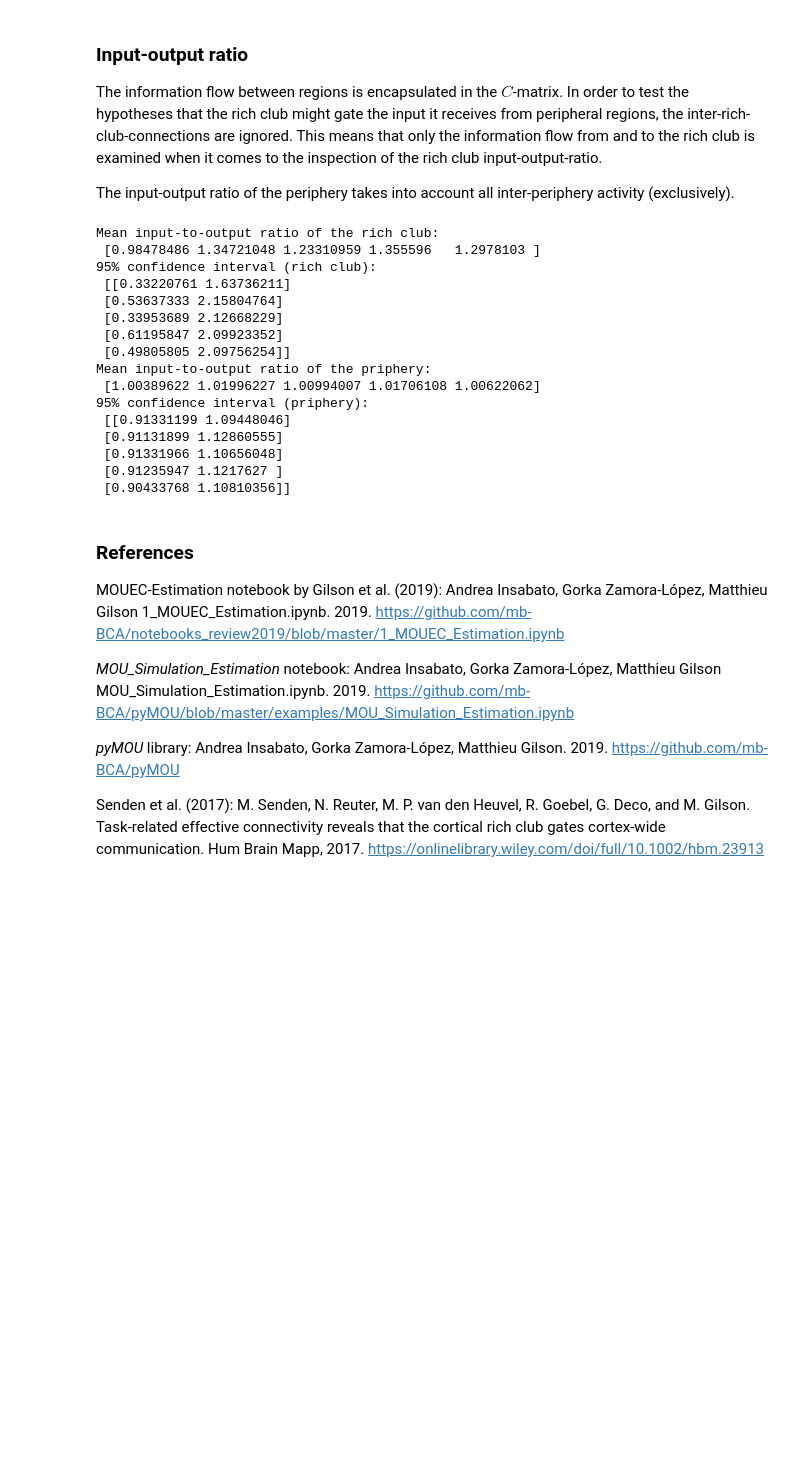
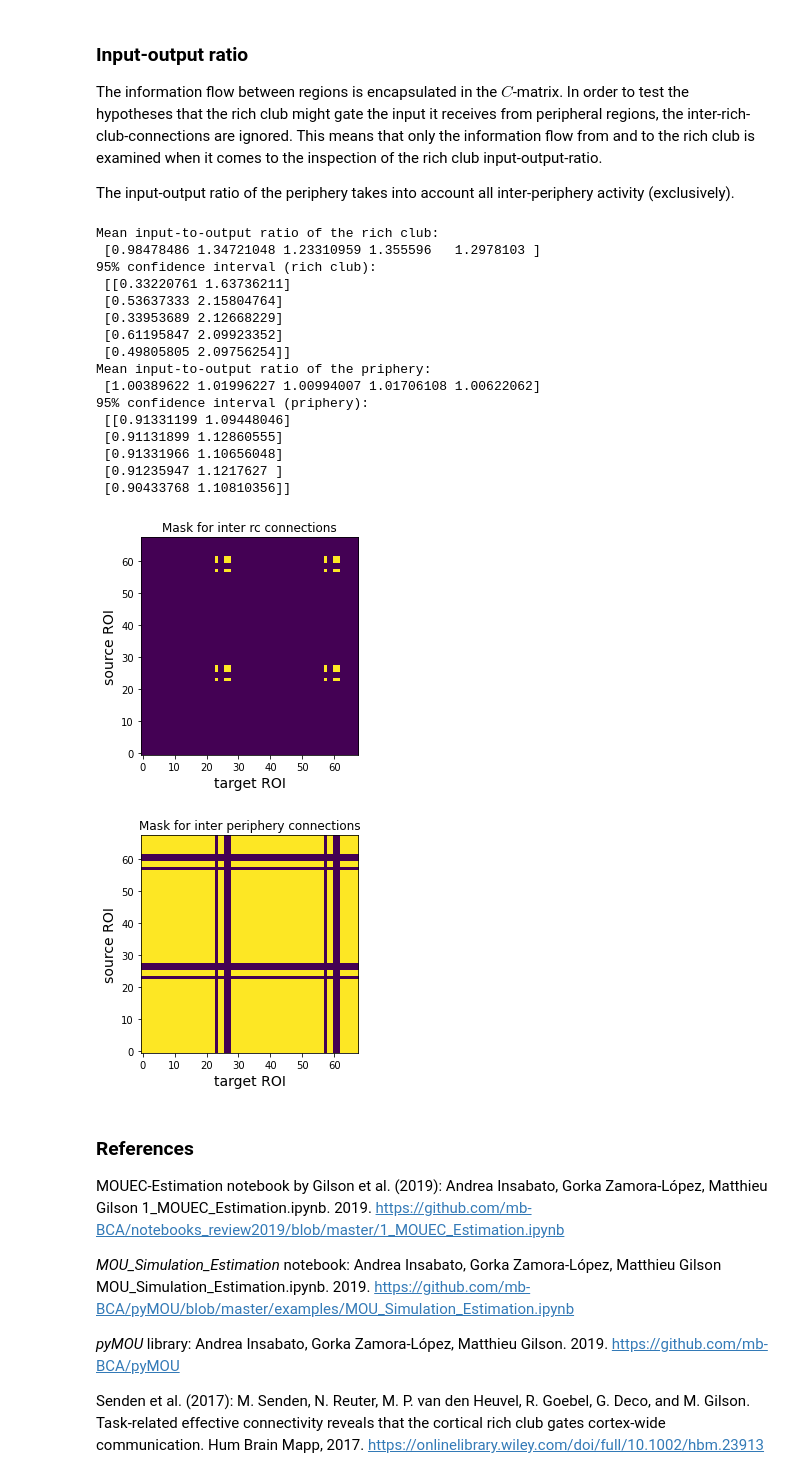
Before and after one commit to bjoernkoehn21/Reproduce-results-from-Senden-paper, a Jupyter notebook: replicate_results_from_Senden_et_al_paper.ipynb, the cells around one changed output. Drawn from its saved outputs; the diff is of its cells as text; code cells hidden in the pictures; blank space fills up the shorter version.

```diff
--- a/replicate_results_from_Senden_et_al_paper.ipynb
+++ b/replicate_results_from_Senden_et_al_paper.ipynb
@@ -238,7 +311,7 @@ Typically, structural connectivity indicates 'the probability or the density of
 # %%
 ## Include structural connectivity.
 # Load the binary structural connectivity matrix.
-mask_EC = np.array(scipy.io.loadmat('BOLD_data_and_SC_matrix/BINARY_EC_MASK.mat')
+mask_EC = np.array(loadmat('BOLD_data_and_SC_matrix/BINARY_EC_MASK.mat')
                    ['grouped_umcu50_60percent'], dtype=bool)
 # Enforce hermispheric connections.
 for i in range(int(n_rois/2)):
@@ -542,8 +615,7 @@ no_rc_connections_C = np.copy(C_mod)
 no_rc_connections_C[:, mask_inter_rc] = 0
 roi_input = no_rc_connections_C[:, :, :].sum(axis=1)
 roi_output = no_rc_connections_C[:, :, :].sum(axis=2)
-io_rc = (roi_input[:, mask_rc] /
-         roi_output[:, mask_rc])
+io_rc = (roi_input[:, mask_rc] / roi_output[:, mask_rc])
 # Calculate and print the mean io-ratio and the CI for rich club regions
 mean_rc_io = io_rc[:, :].mean(axis=1)
 conf_int_rc = np.array(stt.t.interval(
@@ -560,48 +632,49 @@ mask_inter_periph[periph_ind_combin[0], periph_ind_combin[1]] = True
 # Calculate the ratio of incoming/outgoing EC among peripheral regions
 only_periph_connections_C = np.copy(C_mod)
 only_periph_connections_C[:, ~mask_inter_periph] = 0
 roi_input = only_periph_connections_C[:, :, :].sum(axis=1)
 roi_output = only_periph_connections_C[:, :, :].sum(axis=2)
-io_periph = (roi_input[:, ~mask_rc] /
-         roi_output[:, ~mask_rc])
+io_periph = (roi_input[:, ~mask_rc] / roi_output[:, ~mask_rc])
 # Calculate and print the mean io-ratio and the CI for peripheral regions
 mean_periph_io = io_periph[:, :].mean(axis=1)
 conf_int_periph = np.array(stt.t.interval(
     0.95, io_periph.shape[1]-1, loc=io_periph.mean(axis=1),
     scale=stt.sem(io_periph, axis=1))).T
 print('Mean input-to-output ratio of the priphery:\n', str(mean_periph_io))
 print('95% confidence interval (priphery):\n', str(conf_int_periph))
 
-# plt.figure()
-# plt.imshow(mask_inter_rc, origin='lower')
-# plt.xlabel('target ROI', fontsize=14)
-# plt.ylabel('source ROI', fontsize=14)
-# plt.title('Mask for inter rc connections', fontsize=12)
-# plt.show()
-#
-# plt.figure()
-# plt.imshow(mask_inter_periph, origin='lower')
-# plt.xlabel('target ROI', fontsize=14)
-# plt.ylabel('source ROI', fontsize=14)
-# plt.title('Mask for inter periphery connections', fontsize=12)
-# plt.show()
+plt.figure()
+plt.imshow(mask_inter_rc, origin='lower')
+plt.xlabel('target ROI', fontsize=14)
+plt.ylabel('source ROI', fontsize=14)
+plt.title('Mask for inter rc connections', fontsize=12)
+plt.show()
+
+plt.figure()
+plt.imshow(mask_inter_periph, origin='lower')
+plt.xlabel('target ROI', fontsize=14)
+plt.ylabel('source ROI', fontsize=14)
+plt.title('Mask for inter periphery connections', fontsize=12)
+plt.show()
 # %% [output]
 Mean input-to-output ratio of the rich club:
  [0.98478486 1.34721048 1.23310959 1.355596   1.2978103 ]
 95% confidence interval (rich club):
  [[0.33220761 1.63736211]
  [0.53637333 2.15804764]
  [0.33953689 2.12668229]
  [0.61195847 2.09923352]
  [0.49805805 2.09756254]]
 Mean input-to-output ratio of the priphery:
  [1.00389622 1.01996227 1.00994007 1.01706108 1.00622062]
 95% confidence interval (priphery):
  [[0.91331199 1.09448046]
  [0.91131899 1.12860555]
  [0.91331966 1.10656048]
  [0.91235947 1.1217627 ]
  [0.90433768 1.10810356]]
+[figure, added]
+[figure, added]
 # %% [markdown]
 ### References
 <a id='references'></a>
```
Also changed, not shown: parts of 3 cells of this notebook.
